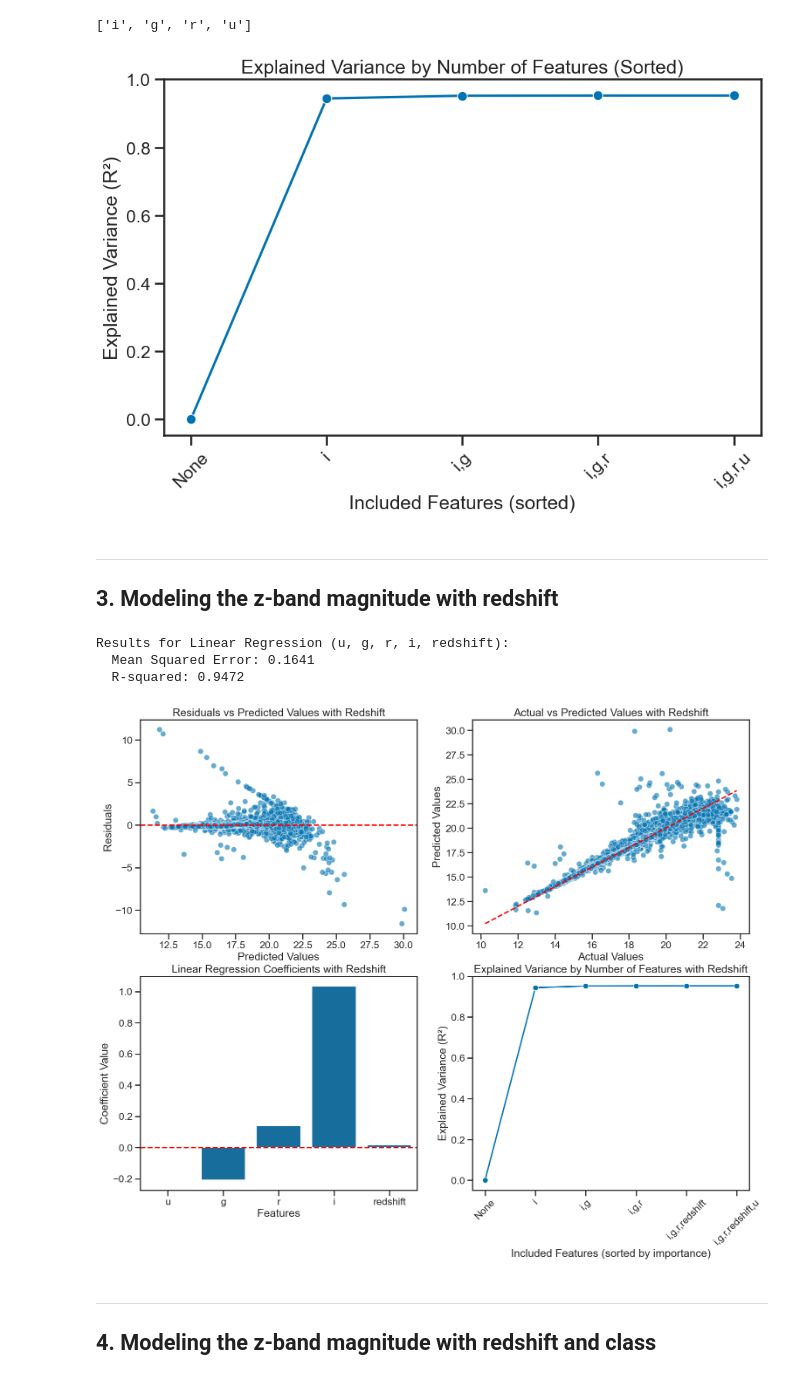
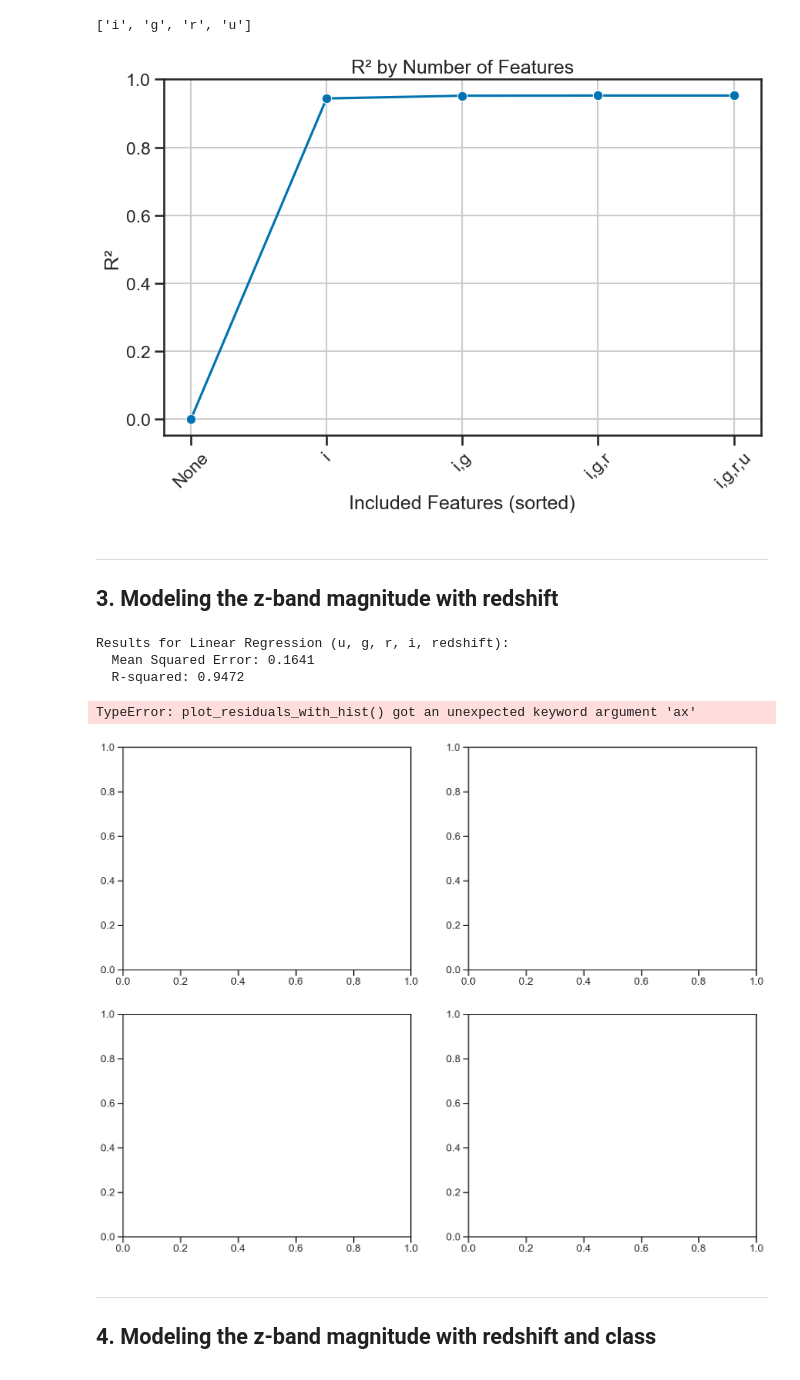
Before and after one commit to dannycab/MSU_REU_ML_course, a Jupyter notebook: activities/03-regression-models-with-scikit.ipynb, the cells around one changed output. Cells and saved outputs as stored; diff of their text form; code cells hidden in the pictures.

Commit message:
issue with plotting histogram and residuals

```diff
--- a/activities/03-regression-models-with-scikit.ipynb
+++ b/activities/03-regression-models-with-scikit.ipynb
@@ -305,7 +307,7 @@ Where:
 
 We plot this in the standard way as a function of the predicted values. We can collect them into a histogram to check for normality, which is a condition that must be satisfied to use a linear model.
 # %%
-def plot_residuals_with_hist(y_true, y_pred, filename=None):
+def plot_residuals_with_hist(y_true, y_pred, title="Residuals vs Predicted Values", filename=None):
     residuals = y_true - y_pred
     fig, axes = plt.subplots(1, 2, figsize=(16, 6), gridspec_kw={'width_ratios': [3, 1]})
 
@@ -314,6 +316,7 @@ def plot_residuals_with_hist(y_true, y_pred, filename=None):
     axes[0].axhline(0, color='red', linestyle='--')
     axes[0].set_xlabel('Predicted Values')
     axes[0].set_ylabel('Residuals')
+    axes[0].set_title(title)
     axes[0].grid(True)
 
     # Horizontal histogram: residuals on y, count on x
@@ -350,6 +353,7 @@ def plot_actual_vs_predicted(y_true, y_pred, title='Actual vs Predicted Values',
     ax.set_xlabel('Actual Values')
     ax.set_ylabel('Predicted Values')
     ax.set_title(title)
+    ax.grid(True)
     if filename and ax is None:
         plt.tight_layout()
         plt.savefig(filename, dpi=300)
@@ -415,6 +421,7 @@ def plot_coefficients(model, feature_names, title='Model Coefficients', filename
     ax.set_ylabel('Coefficient Value')
     ax.set_title(title)
     ax.axhline(0, color='red', linestyle='--')
+    ax.grid(True)
     if filename and ax is None:
         plt.tight_layout()
         plt.savefig(filename, dpi=300)
@@ -469,8 +477,9 @@ def plot_explained_variance(model, X, y, sorted_features, title='Explained Varia
     ax.set_xticks(range(len(feature_labels)))
     ax.set_xticklabels(feature_labels, rotation=45)
     ax.set_xlabel('Included Features (sorted)')
-    ax.set_ylabel('Explained Variance (R²)')
+    ax.set_ylabel('R²')
     ax.set_title(title)
+    ax.grid(True)
     if filename and ax is None:
         plt.tight_layout()
         plt.savefig(filename, dpi=300)
@@ -479,9 +488,9 @@ def plot_explained_variance(model, X, y, sorted_features, title='Explained Varia
         plt.show()
 
 # Plot the explained variance ratio using sorted_features
-plot_explained_variance(model, X, y, sorted_features, title='Explained Variance by Number of Features (Sorted)', filename='figures/stellar_explained_variance_sorted.png')
+plot_explained_variance(model, X, y, sorted_features, title='R² by Number of Features', filename='figures/stellar_explained_variance_sorted.png')
 # %% [output]
-[figure, old version]
+[figure, new version]
 # %% [markdown]
 ---
 <a id="modeling-z-band-magnitude-redshift"></a>
@@ -489,30 +498,31 @@ plot_explained_variance(model, X, y, sorted_features, title='Explained Variance
 # %%
 # Add redshift to the features and see if it improves the model.
 X = df_stellar[['u', 'g', 'r', 'i', 'redshift']]
 
 # Split the data into training and testing sets again
 X_train, X_test, y_train, y_test = train_test_split(X, y, test_size=0.2, random_state=42)
 
 # Create and fit a new linear regression model
 model = LinearRegression()
 model.fit(X_train, y_train)
 
 # Make predictions on the test set
 y_pred = model.predict(X_test)
 
 # Evaluate the new model using the custom function
 evaluate_regression(y_test, y_pred, label="Linear Regression (u, g, r, i, redshift)")
 
 fig, axs = plt.subplots(2, 2, figsize=(18, 14))
-plot_residuals(y_test, y_pred, title='Residuals vs Predicted Values with Redshift', ax=axs[0, 0])
+plot_residuals_with_hist(y_test, y_pred, title='Residuals vs Predicted Values with Redshift', ax=axs[0, 0])
 plot_actual_vs_predicted(y_test, y_pred, title='Actual vs Predicted Values with Redshift', ax=axs[0, 1])
 plot_coefficients(model, X.columns, title='Linear Regression Coefficients with Redshift', ax=axs[1, 0])
 plot_explained_variance(model, X, y, title='Explained Variance by Number of Features with Redshift', ax=axs[1, 1])
 # %% [output]
 Results for Linear Regression (u, g, r, i, redshift):
   Mean Squared Error: 0.1641
   R-squared: 0.9472
+TypeError: plot_residuals_with_hist() got an unexpected keyword argument 'ax'
-[figure, old version]
+[figure, new version]
 # %% [markdown]
 ---
 <a id="modeling-z-band-magnitude-redshift-class"></a>
```
Also changed, not shown: parts of 9 cells of this notebook, 2 other files.
